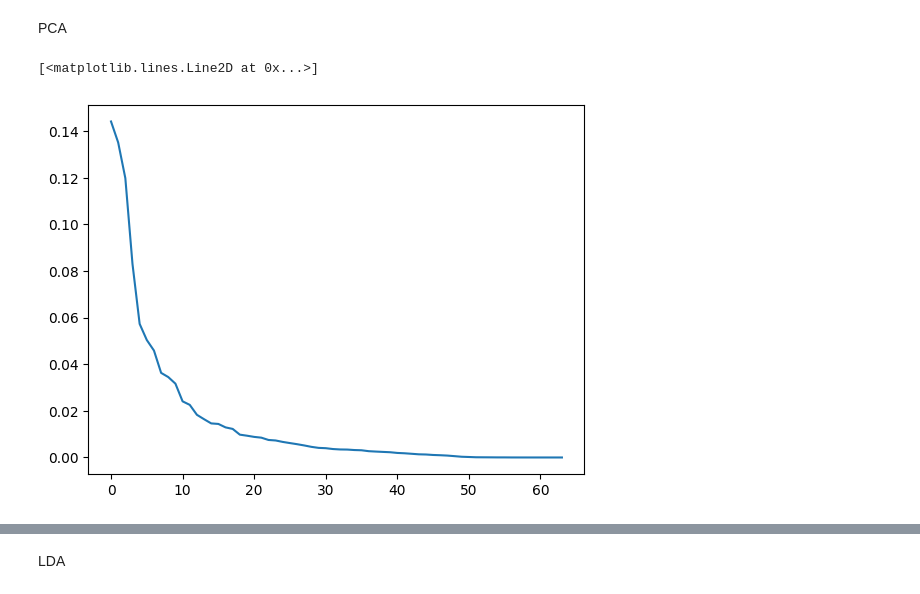
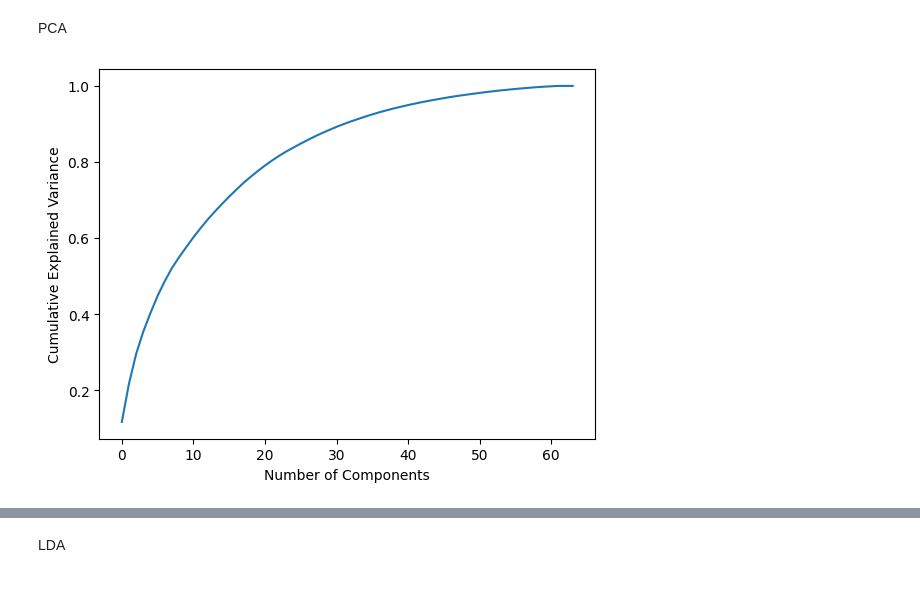
Before and after one commit to vincentoh7788/dimensionality-reduction, a Jupyter notebook: Dimensionality_Reduction.ipynb, the cells around one changed output, grey strips where cells are left out. Saved outputs shown, nothing was run; the diff lists cells and outputs as text; code cells hidden in the pictures.

```diff
--- a/Dimensionality_Reduction.ipynb
+++ b/Dimensionality_Reduction.ipynb
@@ -97,5 +102,8 @@ X_pca = pca.fit_transform(X_train)
-# %%
-plt.plot(pca.explained_variance_ratio_)
-# %% [output]
-[<matplotlib.lines.Line2D at 0x...>]
-[figure, removed]
+# %%
+cumulative_variance = np.cumsum(pca.explained_variance_ratio_)
+plt.plot(cumulative_variance)
+plt.xlabel('Number of Components')
+plt.ylabel('Cumulative Explained Variance')
+plt.show()
+# %% [output]
+[figure, added]
```
Also changed, not shown: parts of 13 cells of this notebook.
